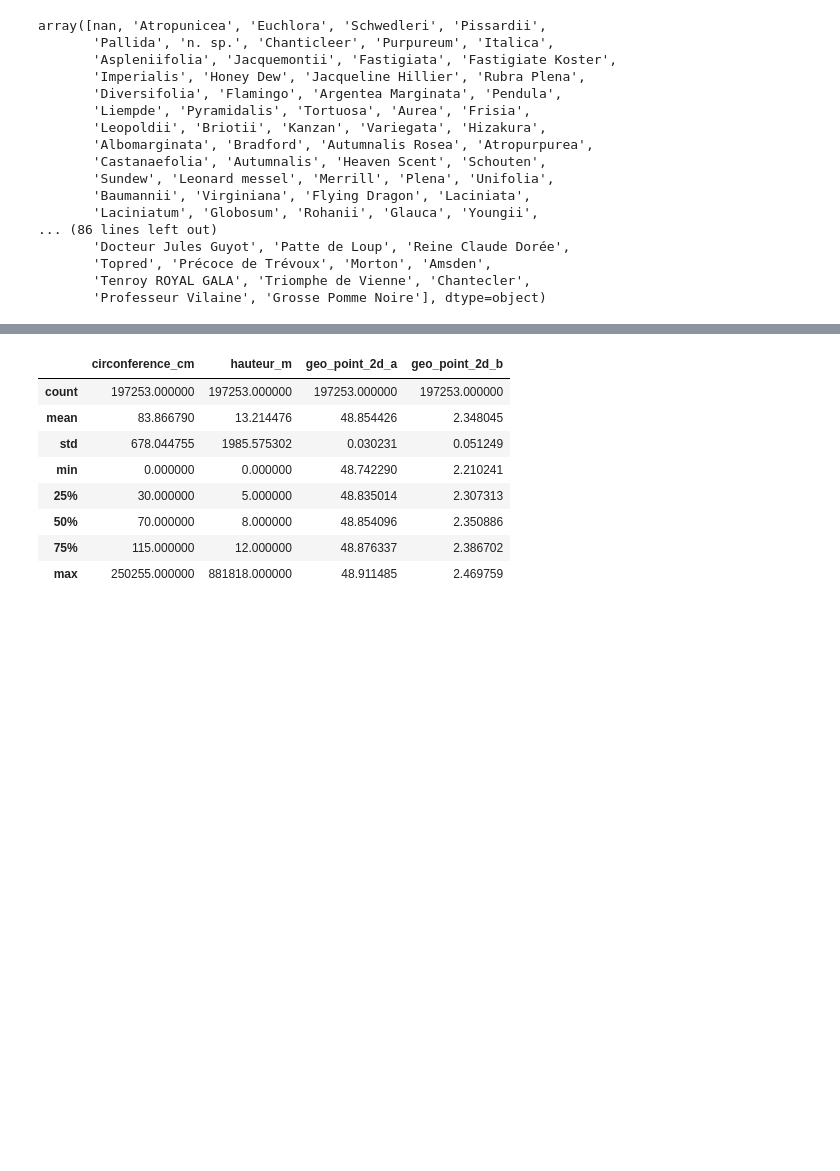
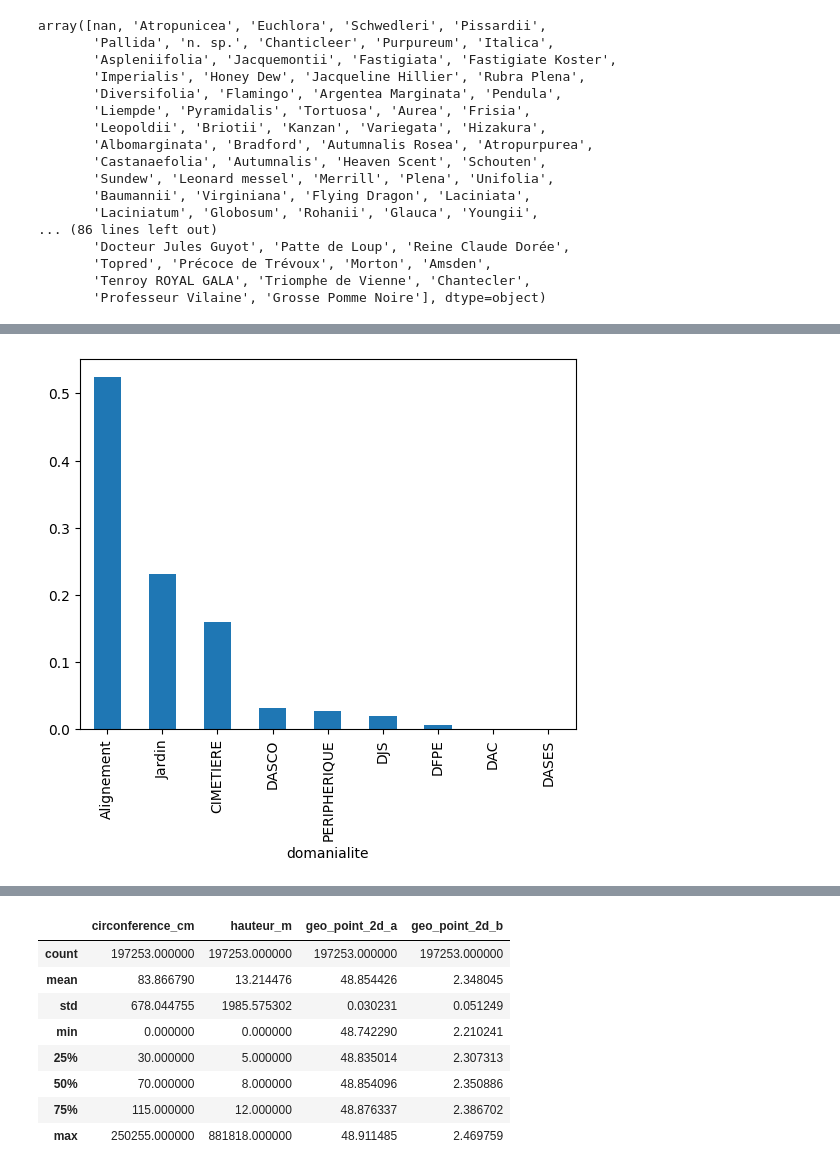
Before and after one commit to DavidScanu/oc-ai-engineer-p02-participez-a-un-concours-sur-la-smart-city, a Jupyter notebook: notebook.ipynb, the cells around one changed output, grey strips where cells are left out. Saved outputs shown, nothing was run; the diff lists cells and outputs as text; code cells hidden in the pictures; blank space fills up the shorter version.

```diff
--- a/notebook.ipynb
+++ b/notebook.ipynb
@@ -311,0 +494,6 @@ Source  : https://www.unjourdeplusaparis.com/paris-vert/arbres-remarquables-pari
+# %%
+# Diagramme en tuyaux d'orgues
+data["domanialite"].value_counts(normalize=True).plot(kind='bar')
+plt.show()
+# %% [output]
+[figure, added]
```
Also changed, not shown: parts of 62 cells of this notebook.
